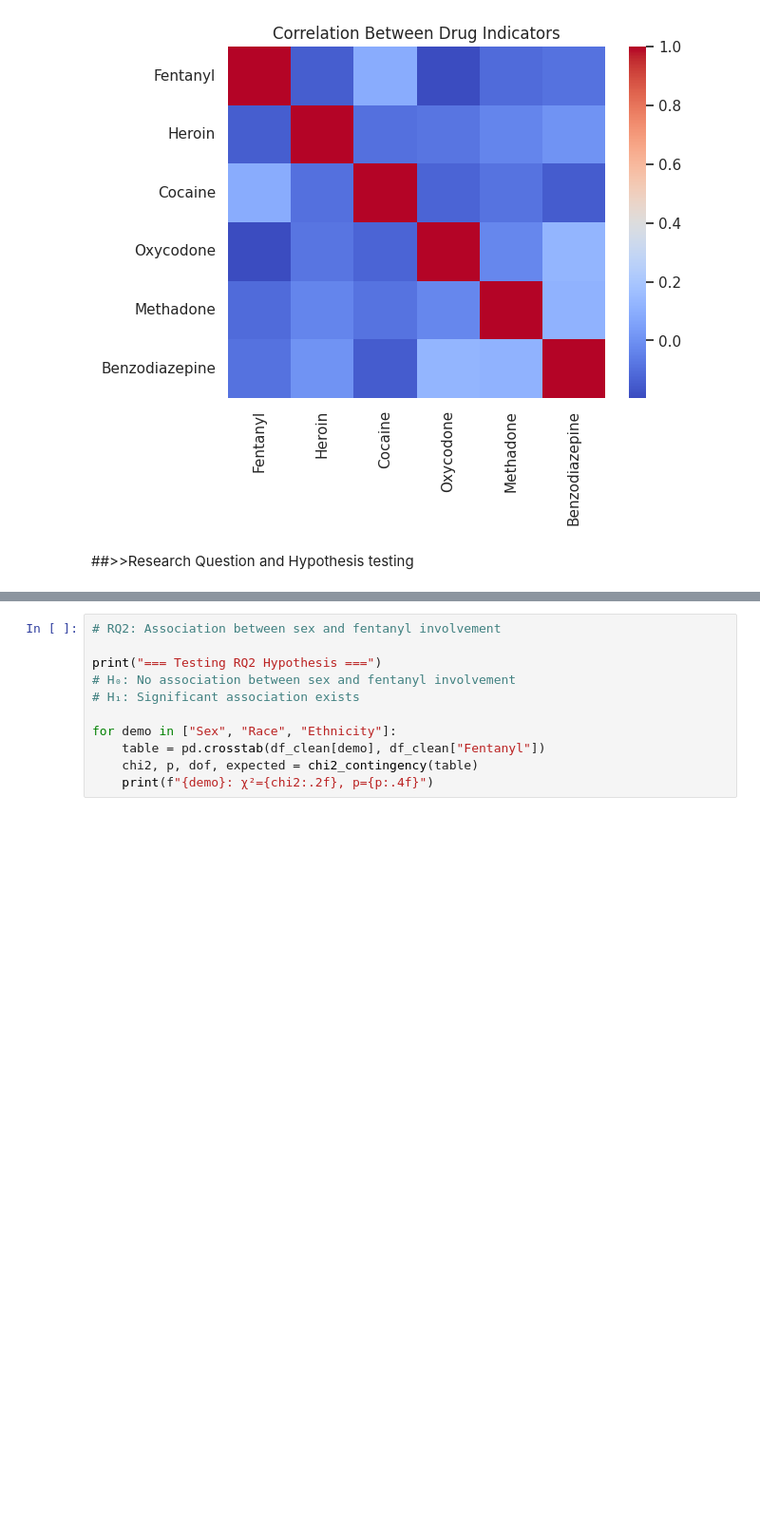
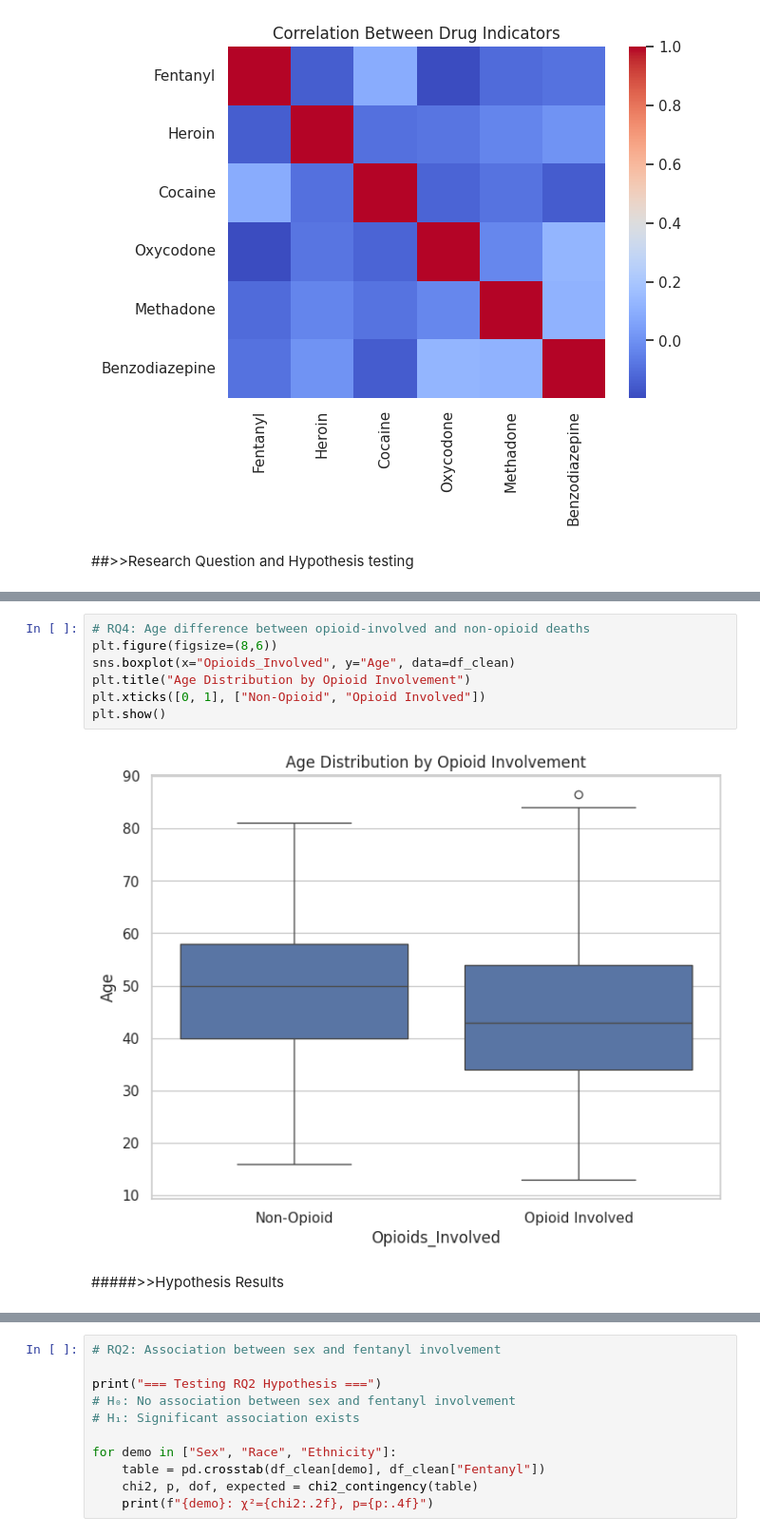
Before and after one commit to KrisDA-1/NU_Pandas, a Jupyter notebook: BD_Drug_related_deaths.ipynb, the cells around one changed output, grey strips where cells are left out. Shown at 95% size. Saved outputs shown, nothing was run; the diff lists cells and outputs as text; blank space fills up the shorter version.

```diff
--- a/BD_Drug_related_deaths.ipynb
+++ b/BD_Drug_related_deaths.ipynb
@@ -302,3 +336,14 @@ plt.show()
+# %%
+# RQ4: Age difference between opioid-involved and non-opioid deaths
+plt.figure(figsize=(8,6))
+sns.boxplot(x="Opioids_Involved", y="Age", data=df_clean)
+plt.title("Age Distribution by Opioid Involvement")
+plt.xticks([0, 1], ["Non-Opioid", "Opioid Involved"])
+plt.show()
+# %% [output]
+[figure, added]
+# %% [markdown]
+#####>>Hypothesis Results
 # %%
 # RQ1: Accidental drug-related deaths changed over time.
 print("=== Testing RQ1 Hypothesis ===")
```
Also changed, not shown: parts of 5 cells of this notebook.
